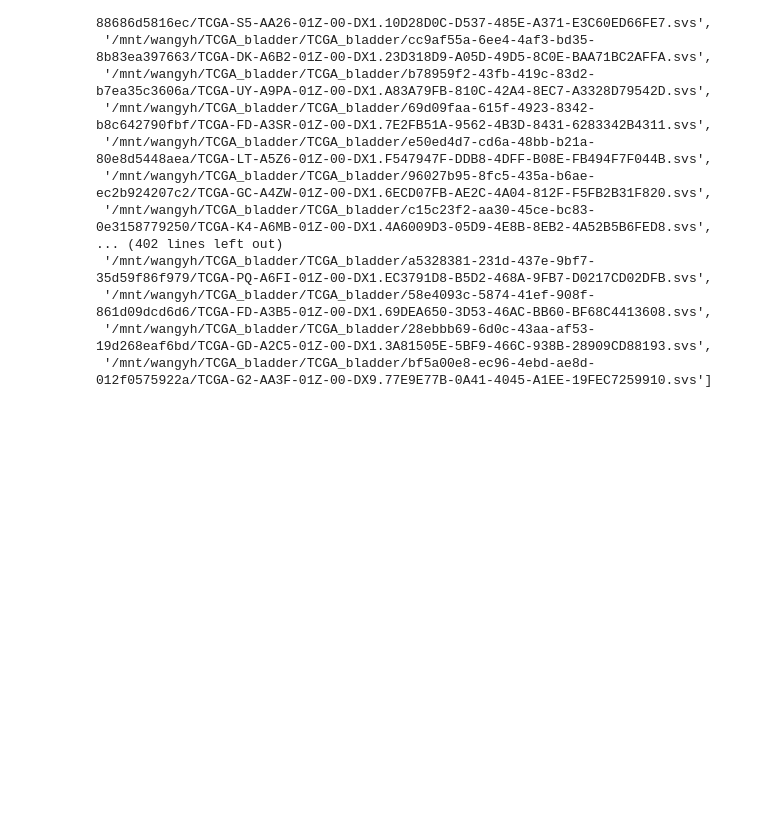
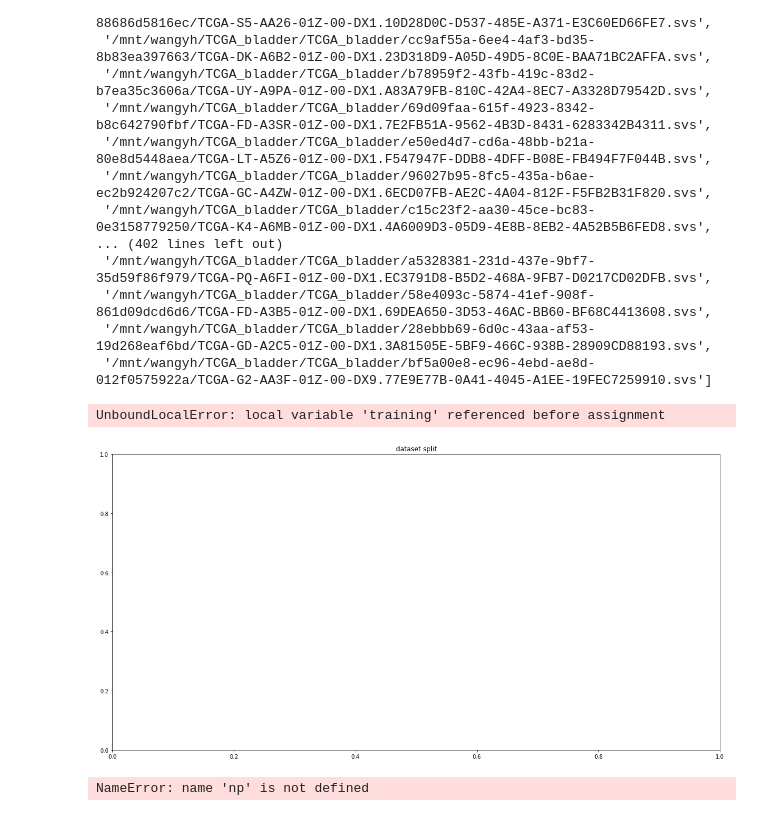
Before and after one commit to wangyh97/patho_AI, a Jupyter notebook: Untitled.ipynb, the cells around one changed output. Drawn from its saved outputs; the diff is of its cells as text; code cells hidden in the pictures; blank space fills up the shorter version.

```diff
--- a/Untitled.ipynb
+++ b/Untitled.ipynb
@@ -36,0 +95,20 @@ slides
+# %%
+training = np.array([9,167,7,549,2,6953,65673,477.1,93])
+validation = np.array([1,12,2,2501,1,1631,14317,28.8,23])
+test = np.array([10,0,1,0,5,330,16862,0.126,64])
+fold = [True,False,False,False,False,False,False,False,False]
+labels = ['Eur Urol,2020','Ebiomedicine,2021','Nature,2021','Lancet Digit Health,2020','BMC medicine,2021','Lancet Oncol,2020','Neuro Oncol,2020','Ebiomedicine,2020','JAMA NetW 2019']
+
+draw(training,validation,test,fold,labels)
+# %%
+draw(training,validation,test,fold,labels,threshold = 1000,absolute=True,remove_large_data_on=True)
+# %% [output]
+UnboundLocalError: local variable 'training' referenced before assignment
+[figure, added]
+# %%
+training = np.array([9,167,7,549,2,6953,65673,477.1,93])
+index = np.where(training>1000)
+np.delete(training,index).size
+labels[index]
+# %% [output]
+NameError: name 'np' is not defined
```
Also changed, not shown: parts of 2 cells of this notebook, 10 other files.
